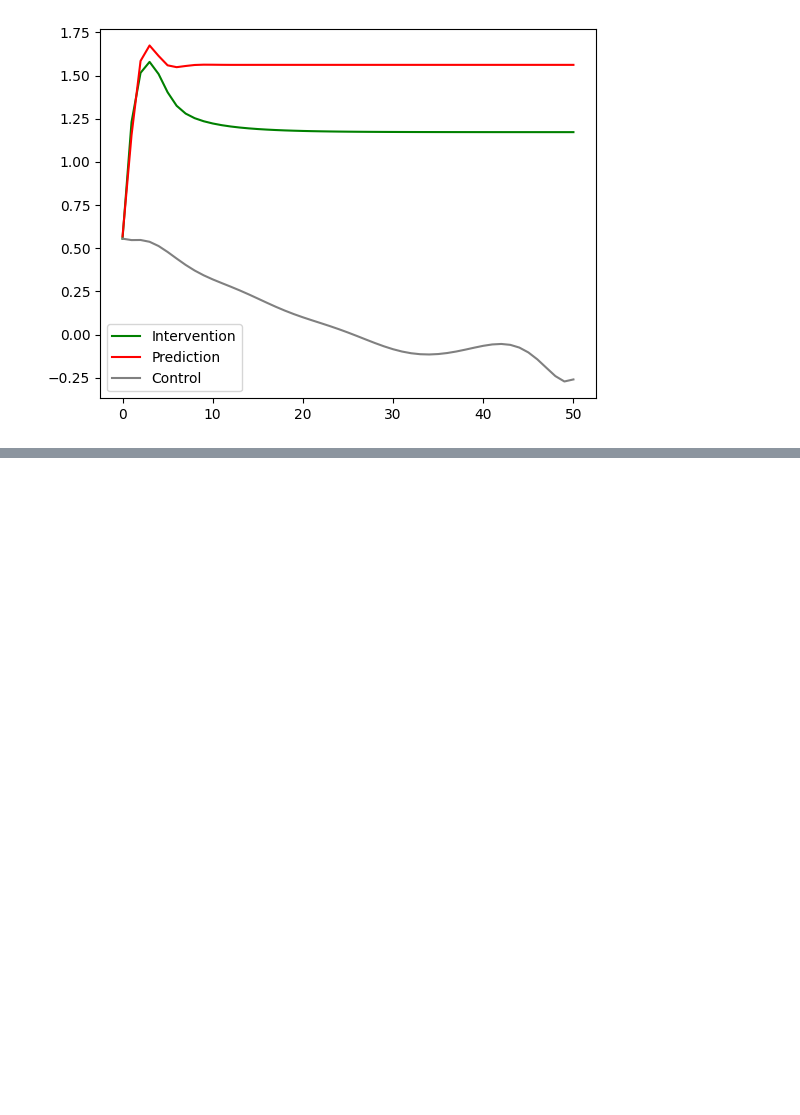
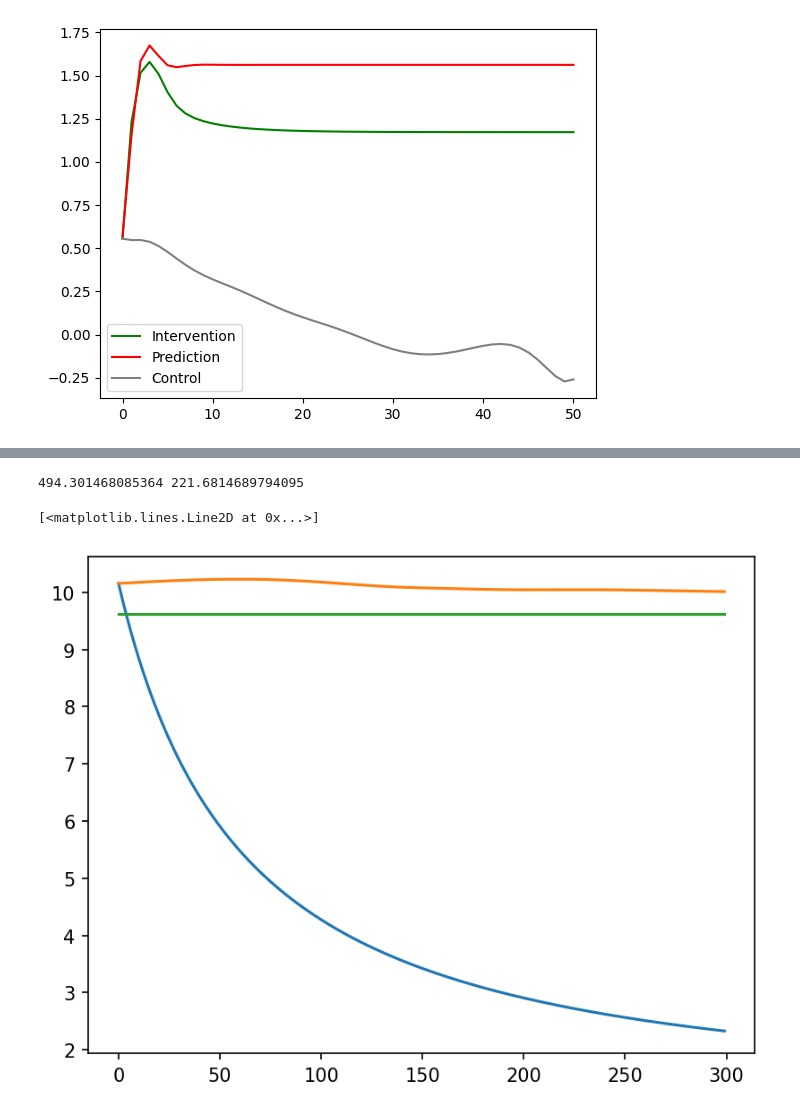
Before and after one commit to djpasseyjr/interfere_experiments, a Jupyter notebook: notebooks/scratch.ipynb, the cells around one changed output, grey strips where cells are left out. Drawn from its saved outputs; the diff is of its cells as text; code cells hidden in the pictures; blank space fills up the shorter version.

```diff
--- a/notebooks/scratch.ipynb
+++ b/notebooks/scratch.ipynb
@@ -1021,0 +1708,18 @@ TypeError: __init__() missing 1 required positional argument: 'dim'
+# %%
+target_idx = model.target_idx
+resp_target = data.interv_states[:, target_idx]
+fcast_target = data.forecast_states[:, target_idx]
+mu_pred = np.mean(data.train_states[:, target_idx])
+avg_pred =  mu_pred * np.ones_like(resp_target)
+
+fcast_mean_error = interfere.metrics.rmsse(fcast_target, avg_pred)
+resp_mean_error = interfere.metrics.rmsse(resp_target, avg_pred)
+print(fcast_mean_error, resp_mean_error)
+
+plt.plot(resp_target)
+plt.plot(fcast_target)
+plt.plot(avg_pred)
+# %% [output]
+494.301468085364 221.6814689794095
+[<matplotlib.lines.Line2D at 0x...>]
+[figure, added]
```
Also changed, not shown: parts of 93 cells of this notebook, 8 other files.
